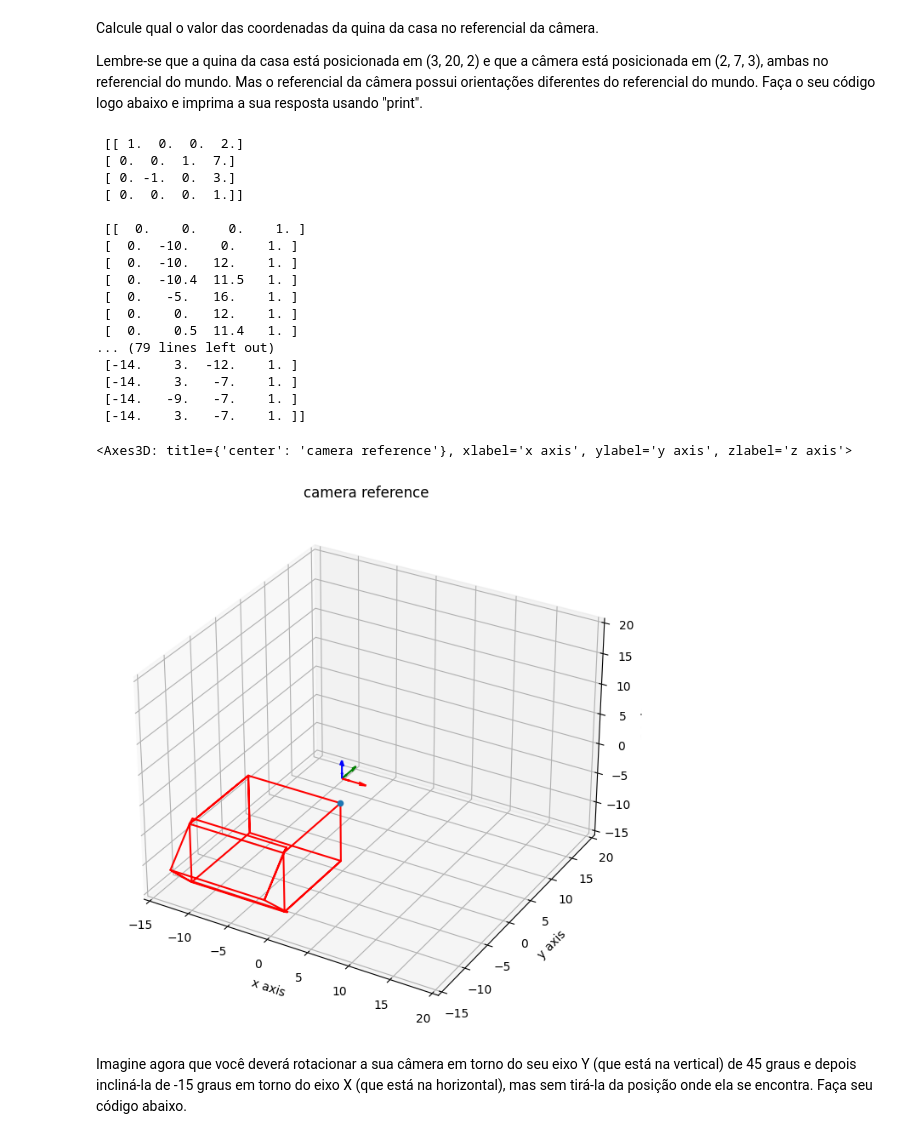
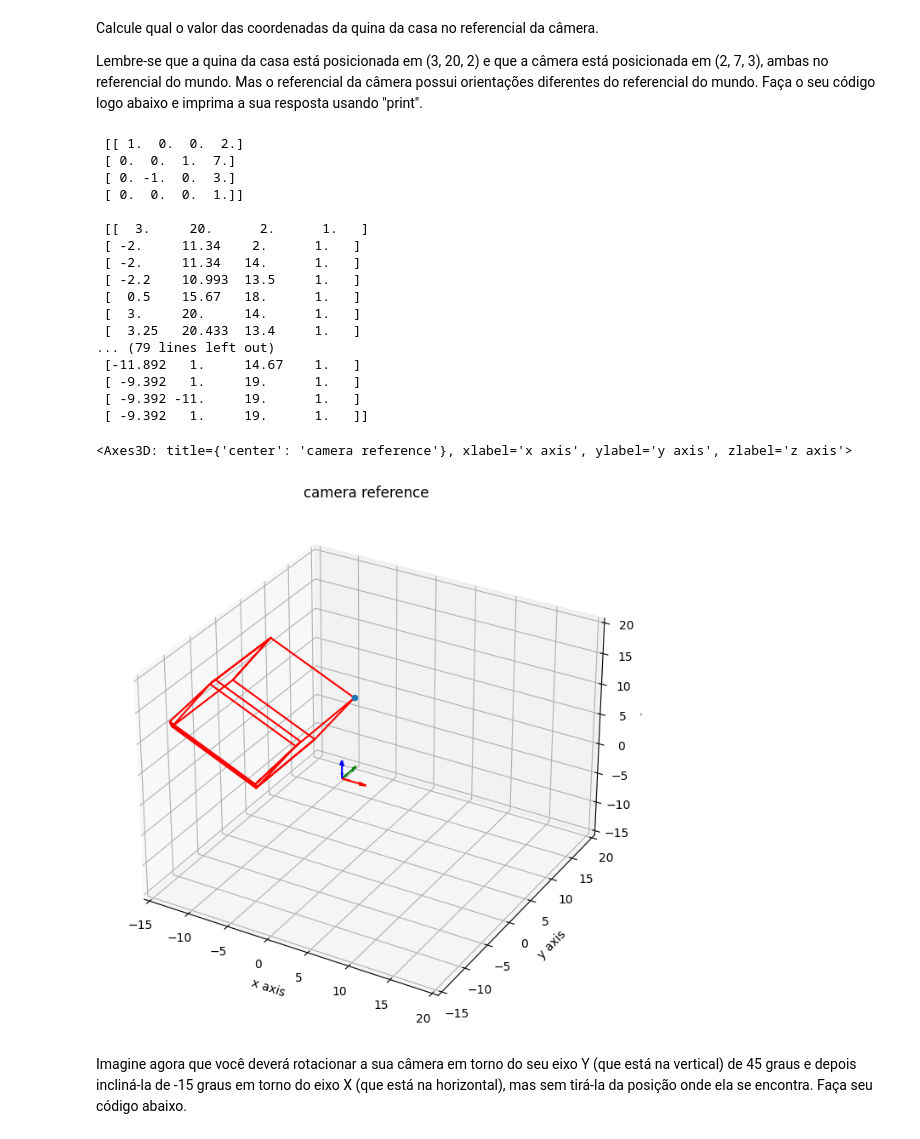
Before and after one commit to MauricioPimenta/ComputerVision, a Jupyter notebook: 2023.09-atividade_movimento_corpo_rigido.ipynb, the cells around one changed output. Saved outputs shown, nothing was run; the diff lists cells and outputs as text; code cells hidden in the pictures.

Commit message:
This shit is sooo complicated sometimes!! I don't know what is wrong now!! :'( The house is working, by the way. (: Now I need to rotate the camera

```diff
--- a/2023.09-atividade_movimento_corpo_rigido.ipynb
+++ b/2023.09-atividade_movimento_corpo_rigido.ipynb
@@ -270,6 +282,8 @@ Agora você deverá rotacionar a casa de -30 graus em torno do eixo Z e posicion
 
 Faça o seu código aqui.
 # %%
-angleDeg = -30 # angulo em graus
-house = myRotateZ(house, np.deg2rad(angleDeg)) # a funcao usa angulo em radianos
+angleHouse_Deg = -30 # angulo em graus
+house = myRotateZ(house, np.deg2rad(angleHouse_Deg)) # a funcao usa angulo em radianos
 house = myTranslate(house, 3, 20, 2)
+
+print('\n House: \n', np.transpose(house), '\n\n')
@@ -309,49 +341,50 @@ T = myTranslate(myRotateX(obj=None, angle=angCam), dxCam, dyCam, dzCam)
 # Essa transformação faz a conversão de coordenadas no referencial da câmera para o referencial do mundo
 print('\n\n', T, '\n\n')
 
 # Para obter as coordenadas do objeto no referencial da câmera, devemos aplicar ao objeto
 # as transformações que levariam a câmera para a origem.
 
 # Matriz que faz a transformação de Coordenada
 # Referencial do Mundo -> Referencial da Câmera
-Tref_world2Cam = myRotateX(myTranslate(obj=None, dx= -dxCam, dy= -dyCam, dz= -dzCam), -angCam)
-print('\n\n',Tref_world2Cam, '\n\n')
+Tref_world2Cam = myRotateX(myTranslate(obj=None, dx= -dxCam, dy= -dyCam, dz= -dzCam), -angCam);     print('\n\n',Tref_world2Cam, '\n\n')
 
+# Armazena os objetos no referencial da camera
 house_refC = Tref_world2Cam @ house
 cam3 = Tref_world2Cam @ cam2
+
 print('\n house_refC(0,0) = (', house_refC[0,0],',', house_refC[1,0], ',', house_refC[2,0], ')')
 
 print('\n', cam3, '\n\n', np.transpose(house_refC))
 
 # plotar no ref da camera
 ax0 = set_plot(lim=[-15,20])
 draw_arrows(point,base,ax0)
 ax0.plot3D(house_refC[0,:], house_refC[1,:], house_refC[2,:], 'red')
-# Plotando a quina da casa que está em (0,0,0) para servir de referência
+# Plotando a quina da casa para servir de referência
 ax0.scatter(house_refC[0,0], house_refC[1,0], house_refC[2,0],'b')
 
-# Plote a câmera também - altere o código abaixo, se necessário
+# Plotando a camera - deve estar na origem (0,0,0)
 draw_arrows(cam3[:,-1],cam3[:,0:3],ax0, length = arrow_lenght)
 # %% [output]
  [[ 1.  0.  0.  2.]
  [ 0.  0.  1.  7.]
  [ 0. -1.  0.  3.]
  [ 0.  0.  0.  1.]]
 
- [[  0.    0.    0.    1. ]
- [  0.  -10.    0.    1. ]
- [  0.  -10.   12.    1. ]
- [  0.  -10.4  11.5   1. ]
- [  0.   -5.   16.    1. ]
- [  0.    0.   12.    1. ]
- [  0.    0.5  11.4   1. ]
+ [[  3.     20.      2.      1.   ]
+ [ -2.     11.34    2.      1.   ]
+ [ -2.     11.34   14.      1.   ]
+ [ -2.2    10.993  13.5     1.   ]
+ [  0.5    15.67   18.      1.   ]
+ [  3.     20.     14.      1.   ]
+ [  3.25   20.433  13.4     1.   ]
 ... (79 lines left out)
- [-14.    3.  -12.    1. ]
- [-14.    3.   -7.    1. ]
- [-14.   -9.   -7.    1. ]
- [-14.    3.   -7.    1. ]]
+ [-11.892   1.     14.67    1.   ]
+ [ -9.392   1.     19.      1.   ]
+ [ -9.392 -11.     19.      1.   ]
+ [ -9.392   1.     19.      1.   ]]
 <Axes3D: title={'center': 'camera reference'}, xlabel='x axis', ylabel='y axis', zlabel='z axis'>
-[figure, old version]
+[figure, new version]
 # %% [markdown]
 Imagine agora que você deverá rotacionar a sua câmera em torno do seu eixo Y (que está na vertical) de 45 graus e depois incliná-la de -15 graus em torno do eixo X (que está na horizontal), mas sem tirá-la da posição onde ela se encontra.
 Faça seu código abaixo.
```
Also changed, not shown: parts of 6 cells of this notebook.
